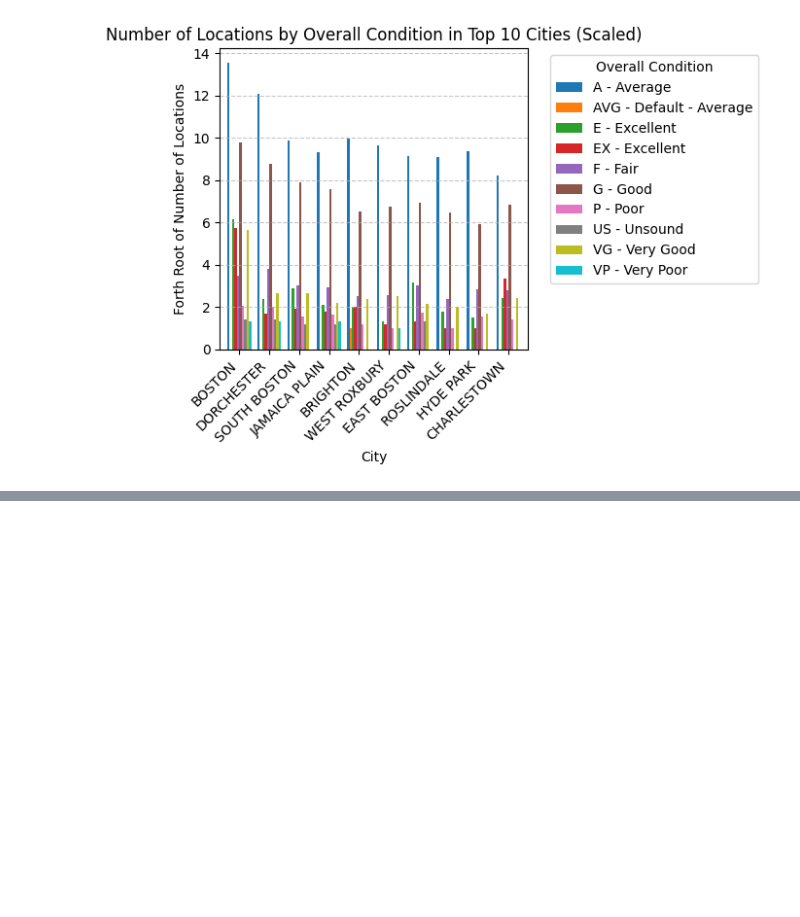
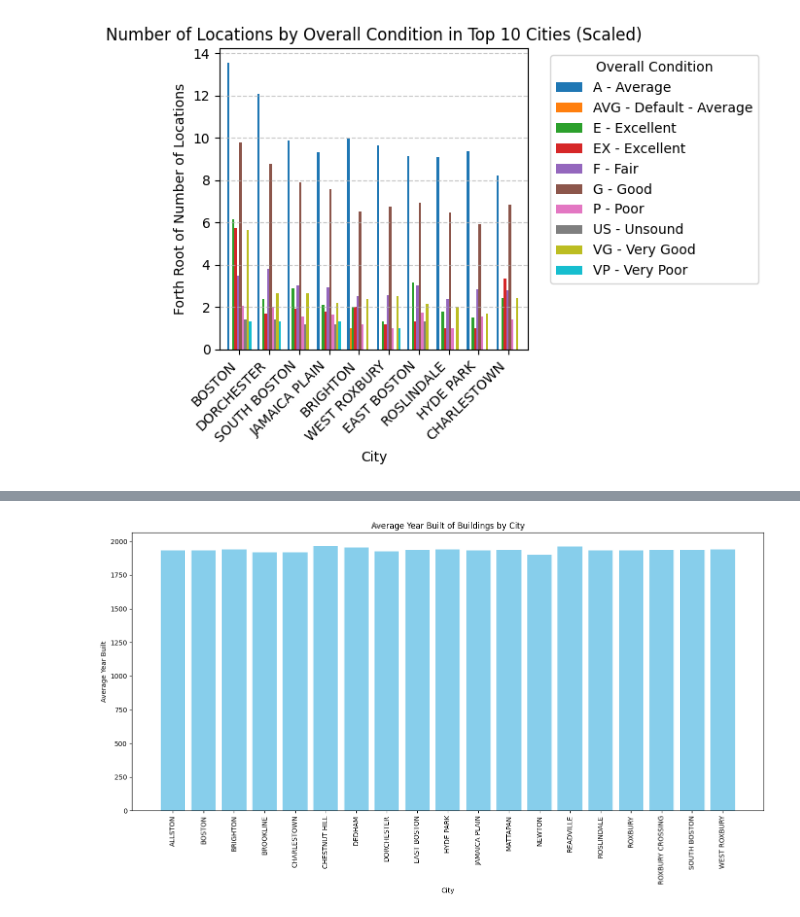
Before and after one commit to BU-Spark/ds-boston-building-violations, a Jupyter notebook: sp24-team-b/data/notebooks/propertyDetail.ipynb, the cells around one changed output, grey strips where cells are left out. Saved outputs shown, nothing was run; the diff lists cells and outputs as text; code cells hidden in the pictures; blank space fills up the shorter version.

```diff
--- a/sp24-team-b/data/notebooks/propertyDetail.ipynb
+++ b/sp24-team-b/data/notebooks/propertyDetail.ipynb
@@ -154,0 +239,37 @@ plt.show()
+# %%
+import pandas as pd
+import matplotlib.pyplot as plt
+
+# Load the dataset
+file_path = '/Users/chloe/Desktop/fy2024-property-assessment-data_1_5_2024.csv'  # Adjust the file path as needed
+data = pd.read_csv(file_path)
+
+# Adjusted function to handle series with only NaN values
+def most_common(series):
+    non_na_series = series.dropna()
+    if non_na_series.empty:
+        return 'Unknown'  # Return a placeholder for empty or all-NaN series
+    else:
+        return non_na_series.value_counts().idxmax()
+
+# Grouping the data by 'CITY' and aggregating
+common_features = data.groupby('CITY').agg({
+    'HEAT_TYPE': most_common,  # Most common heat type
+    'AC_TYPE': most_common,    # Most common AC type
+    'YR_BUILT': 'mean'         # Average year built
+}).reset_index()
+
+# Handling NaN values in 'YR_BUILT' and rounding for better readability
+common_features['YR_BUILT'] = common_features['YR_BUILT'].fillna(0).round()
+
+# Plotting the average year built by city
+plt.figure(figsize=(14, 8))
+plt.bar(common_features['CITY'], common_features['YR_BUILT'], color='skyblue')
+plt.title('Average Year Built of Buildings by City')
+plt.xlabel('City')
+plt.ylabel('Average Year Built')
+plt.xticks(rotation=90)  # Rotate city names for better readability
+plt.tight_layout()  # Adjust layout to not cut off city names
+plt.show()
+# %% [output]
+[figure, added]
```
Also changed, not shown: parts of 12 cells of this notebook.
